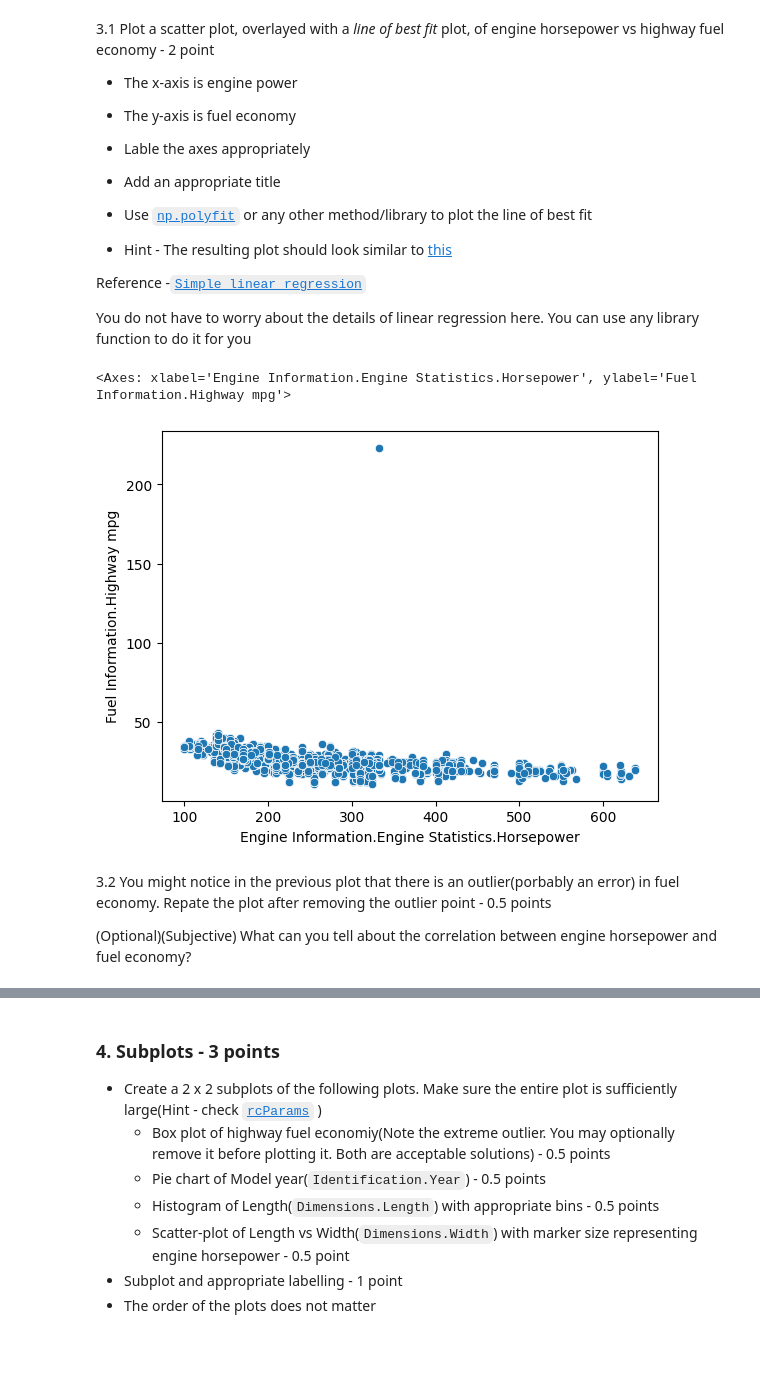
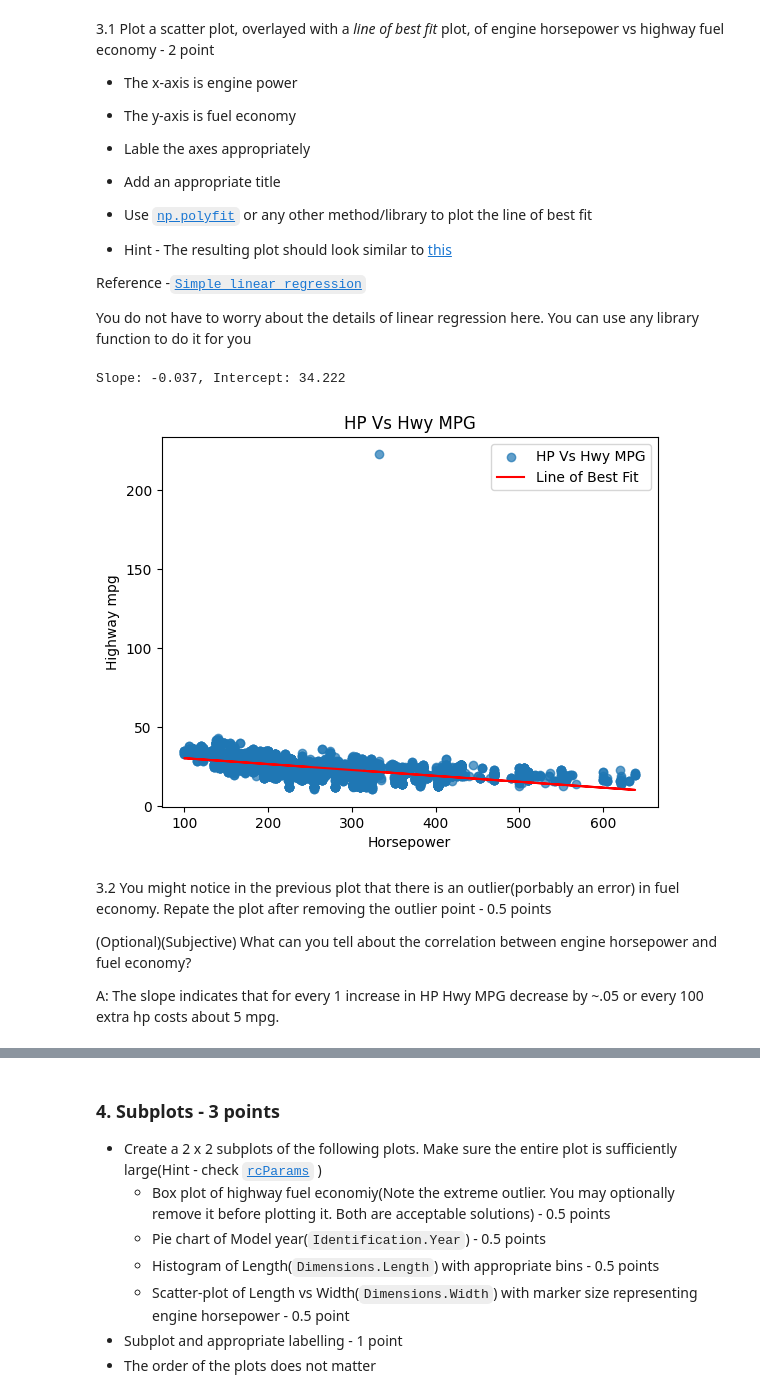
Before and after one commit to kiah-ucsd/DES200, a Jupyter notebook: HW3.ipynb, the cells around one changed output, grey strips where cells are left out. Cells and saved outputs as stored; diff of their text form; code cells hidden in the pictures; blank space fills up the shorter version.

```diff
--- a/HW3.ipynb
+++ b/HW3.ipynb
@@ -278,20 +296,41 @@ plt.setp(plt.gca().lines, color='black', linewidth=2)
 Reference  -[`Simple linear regression`](https://en.wikipedia.org/wiki/Simple_linear_regression)
 
 You do not have to worry about the details of linear regression here. You can use any library function to do it for you
-# %%
-# YOUR CODE HERE
-#.loc(rows,columns)
-hp_vs_hwy_mpg = cars_df.loc[cars_df["Fuel Information.Highway mpg"]<100, ["Engine Information.Engine Statistics.Horsepower","Fuel Information.Highway mpg"]].copy()
-
-sns.scatterplot(hp_vs_hwy_mpg,x=hp_vs_hwy_mpg["Engine Information.Engine Statistics.Horsepower"], y = cars_df["Fuel Information.Highway mpg"])
-
-# The x-axis is engine power
-
-# The y-axis is fuel economy
-# %% [output]
-<Axes: xlabel='Engine Information.Engine Statistics.Horsepower', ylabel='Fuel Information.Highway mpg'>
-[figure, removed]
+# %%
+# YOUR CODE HERE
+#.loc(df[rows] condition,columns)
+hp_vs_hwy_mpg = cars_df[["Engine Information.Engine Statistics.Horsepower","Fuel Information.Highway mpg"]].copy()
+
+#sns.scatterplot(hp_vs_hwy_mpg,x=hp_vs_hwy_mpg["Engine Information.Engine Statistics.Horsepower"], y = cars_df["Fuel Information.Highway mpg"])
+
+# matplotlib
+# define variables
+x = hp_vs_hwy_mpg["Engine Information.Engine Statistics.Horsepower"]
+y = hp_vs_hwy_mpg["Fuel Information.Highway mpg"]
+
+# Use np.polyfit or any other method/library to plot the line of best fit
+# 1 for degree is best fit
+coeffs = np.polyfit(x,y,1)
+m, b = coeffs
+print(f"Slope: {m:.3f}, Intercept: {b:.3f}")
+
+# plot scatter
+plt.scatter(x, y, label="HP Vs Hwy MPG", alpha=.7)
+# plot fitted line
+plt.plot(x, m*x + b, color="red", label="Line of Best Fit")
+
+#define the labels
+plt.xlabel("Horsepower")
+plt.ylabel("Highway mpg")
+plt.title("HP Vs Hwy MPG")
+plt.legend()
+plt.show()
+# %% [output]
+Slope: -0.037, Intercept: 34.222
+[figure, added]
 # %% [markdown]
 3.2 You might notice in the previous plot that there is an outlier(porbably an error) in fuel economy. Repate the plot after removing the outlier point - 0.5 points
 
 (Optional)(Subjective) What can you tell about the correlation between engine horsepower and fuel economy?
+
+A: The slope indicates that for every 1 increase in HP Hwy MPG decrease by ~.05 or every 100 extra hp costs about 5 mpg.
```
Also changed, not shown: parts of 8 cells of this notebook.
